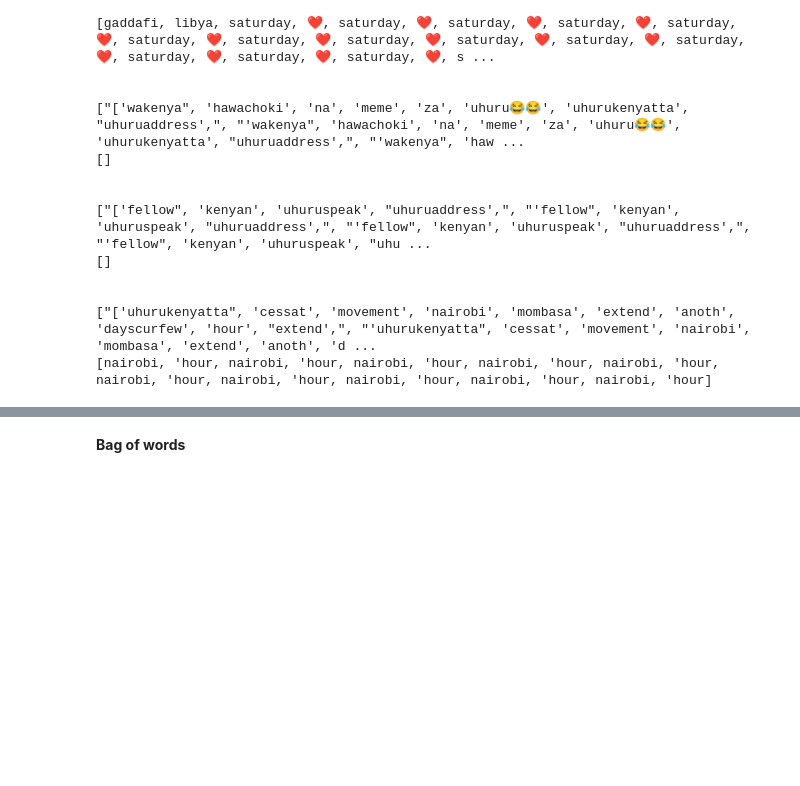
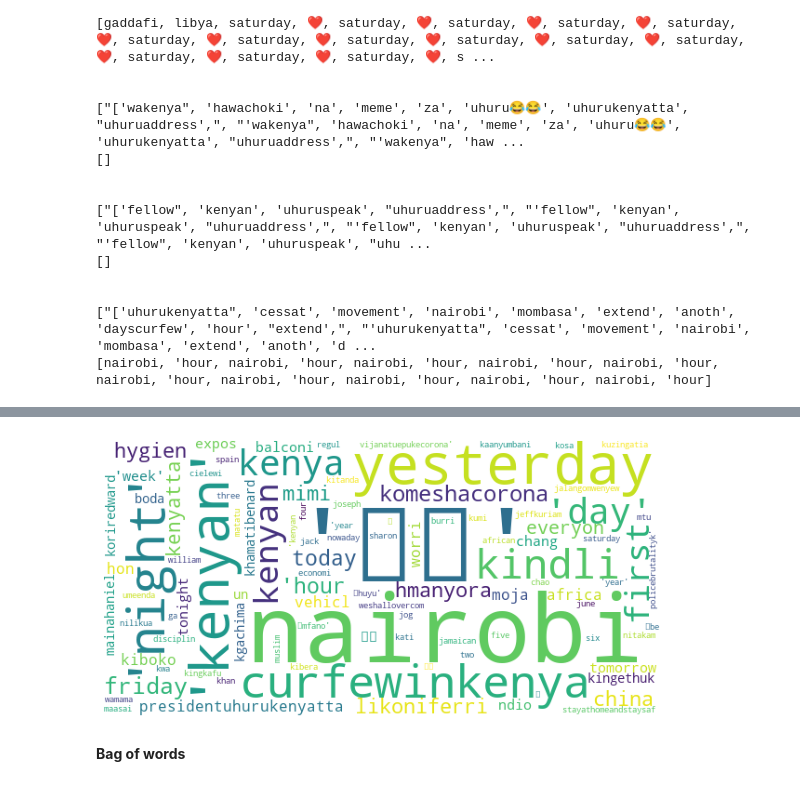
Before and after one commit to Grivine-19/Coronavirus-Sentiment-Analysis-Kenya, a Jupyter notebook: nairobi_county.ipynb, the cells around one changed output, grey strips where cells are left out. Cells and saved outputs as stored; diff of their text form; code cells hidden in the pictures; blank space fills up the shorter version.

```diff
--- a/nairobi_county.ipynb
+++ b/nairobi_county.ipynb
@@ -919,0 +935,16 @@ plt.show()
+# %%
+# Making the list of tweets
+tweet_ents = []
+for doc in corpus:
+    string_ents = list(map(str, doc.ents))
+    tweet_ents.append(string_ents)
+
+
+# Keeping only claims with multiple entities
+multi_ent_tweets = [c for c in tweet_ents if len(c)>1]
+# single_ent_tweets = [c for c in tweet_ents if len(c)==1]
+# no_ent_tweets = [c for c in tweet_ents if len(c)==0]
+
+
+# Creating the coocurrance dict
+coocur_edges = coocurrence(*multi_ent_tweets)
@@ -920,3 +1060,34 @@ plt.show()
+# %%
+from wordcloud import WordCloud
+from collections import Counter
+from PIL import Image
+
+# Join all the tweet entities into one list
+word_list = [j for i in tweet_ents for j in i]
+
+# Count occurences of each entity
+word_count_dict=Counter(word_list)
+
+# Make the wordcloud - can use a black/white image for shape mask
+#mask = np.array(Image.open("twitter_logo_bw.png"))
+wordcloud = WordCloud(background_color="white", max_words=100,
+                      width = 600, height = 300,
+                      #mask=mask, contour_width=5, contour_color="skyblue"
+                     )
+
+wordcloud.generate_from_frequencies(word_count_dict)
+
+# Show the wordcloud
+plt.figure(figsize=(10,10))
+plt.imshow(wordcloud)
+plt.axis("off")
+plt.show()
+
+# Or save the file
+# plt.savefig('yourfile.png', bbox_inches='tight')
+# plt.close()
+# %% [output]
+[figure, added]
 # %%
 #I intend to do analyse concurrence of the entities and plot a wordcloud after this.
 #Solve the problem on the size of corpus first.
```
Also changed, not shown: parts of 13 cells of this notebook.
